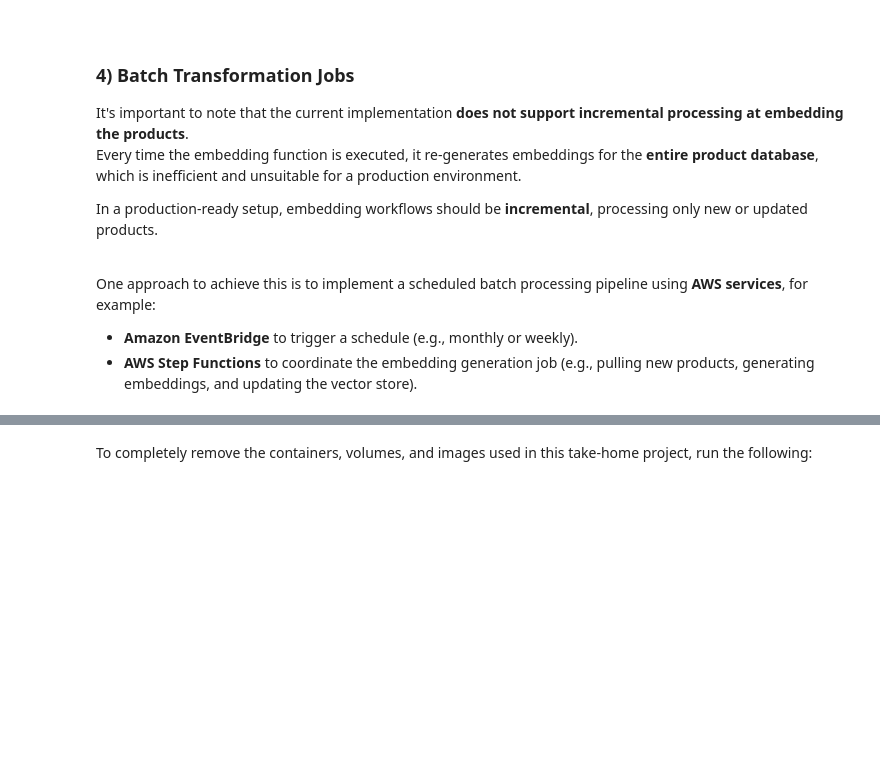
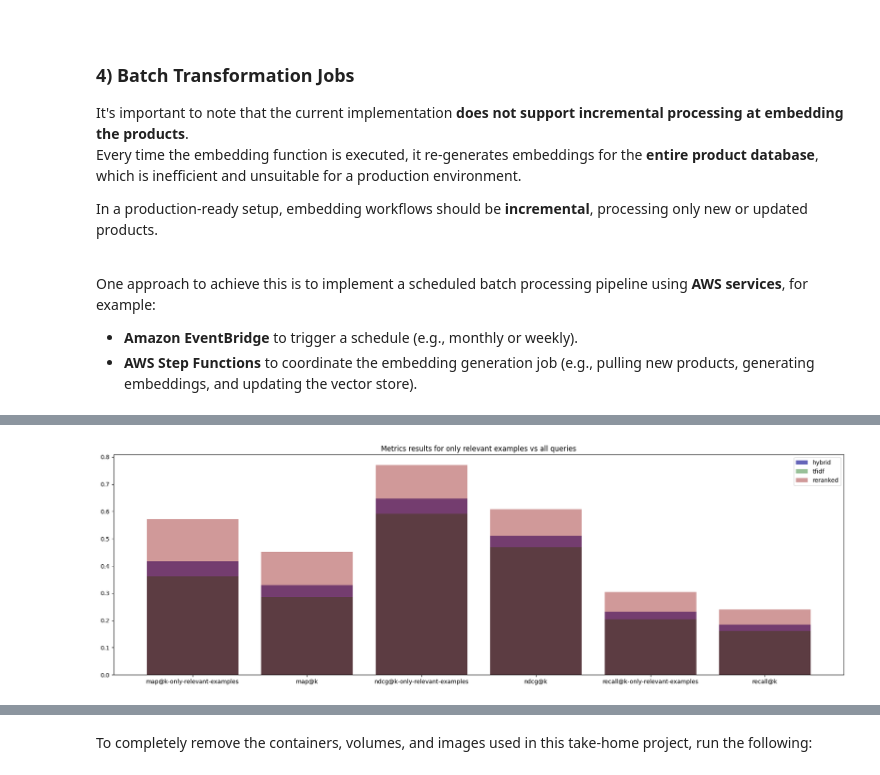
Before and after one commit to ndominutti/semantic-retrieval-engine, a Jupyter notebook: assignment.ipynb, the cells around one changed output, grey strips where cells are left out. Drawn from its saved outputs; the diff is of its cells as text; code cells hidden in the pictures; blank space fills up the shorter version.

```diff
--- a/assignment.ipynb
+++ b/assignment.ipynb
@@ -857,7 +854,7 @@ async def rerank(
         dict: Dictionary containing reranked documents and their scores.
     """
     await asyncio.sleep(delay)
-    async with httpx.AsyncClient(timeout=httpx.Timeout(40)) as client:
+    async with httpx.AsyncClient(timeout=httpx.Timeout(90)) as client:
         response = await client.post(
             RANK_DOCS_URL,
             json={"query": query, "documents": documents, "top_n": top_n},
@@ -1095,0 +1105,5 @@ One approach to achieve this is to implement a scheduled batch processing pipeli
+# %%
+only_cases_w_rel_items = query_df.relevant_ids.apply(lambda l: len(l)>0)
+filtered_query_df = query_df[only_cases_w_rel_items]
+print(f'Number of original queries: {query_df.shape[0]}')
+print(f'Number of queries with relevant samples: {filtered_query_df.shape[0]}')
@@ -1095,0 +1154,81 @@ One approach to achieve this is to implement a scheduled batch processing pipeli
+# %%
+tfidf_metrics = [
+    filtered_query_df.loc[:, "map@k_tfidf"].mean(),
+    query_df.loc[:, "map@k_tfidf"].mean(),
+    filtered_query_df.loc[:, "ndcg@k_tfidf"].mean(),
+    query_df.loc[:, "ndcg@k_tfidf"].mean(),
+    filtered_query_df.loc[:, "recall@k_tfidf"].mean(),
+    query_df.loc[:, "recall@k_tfidf"].mean()
+]
+
+hybrid_metrics = [
+    filtered_query_df.loc[:, "map@k_hybrid"].mean(),
+    query_df.loc[:, "map@k_hybrid"].mean(),
+    filtered_query_df.loc[:, "ndcg@k_hybrid"].mean(),
+    query_df.loc[:, "ndcg@k_hybrid"].mean(),
+    filtered_query_df.loc[:, "recall@k_hybrid"].mean(),
+    query_df.loc[:, "recall@k_hybrid"].mean(),
+]
+
+reranked_metrics = [
+    filtered_query_df.loc[:, "map@k_rerank"].mean(),
+    query_df.loc[:, "map@k_rerank"].mean(),
+    filtered_query_df.loc[:, "ndcg@k_rerank"].mean(),
+    query_df.loc[:, "ndcg@k_rerank"].mean(),
+    filtered_query_df.loc[:, "recall@k_rerank"].mean(),
+    query_df.loc[:, "recall@k_rerank"].mean(),
+]
+
+
+plt.figure(figsize=(18, 6))
+plt.bar(
+    x=[
+        "map@k-only-relevant-examples",
+        "map@k",
+        "ndcg@k-only-relevant-examples",
+        "ndcg@k",
+        "recall@k-only-relevant-examples",
+        "recall@k"
+    ],
+    height=hybrid_metrics,
+    label="hybrid",
+    alpha=0.6,
+    color="darkblue",
+)
+
+plt.bar(
+    x=[
+        "map@k-only-relevant-examples",
+        "map@k",
+        "ndcg@k-only-relevant-examples",
+        "ndcg@k",
+        "recall@k-only-relevant-examples",
+        "recall@k"
+    ],
+    height=tfidf_metrics,
+    label="tfidf",
+    alpha=0.4,
+    color="darkgreen",
+)
+
+
+plt.bar(
+    x=[
+        "map@k-only-relevant-examples",
+        "map@k",
+        "ndcg@k-only-relevant-examples",
+        "ndcg@k",
+        "recall@k-only-relevant-examples",
+        "recall@k"
+    ],
+    height=reranked_metrics,
+    label="reranked",
+    alpha=0.4,
+    color="darkred",
+)
+
+plt.title("Metrics results for only relevant examples vs all queries")
+plt.legend()
+plt.tight_layout();
+# %% [output]
+[figure, added]
```
Also changed, not shown: parts of 25 cells of this notebook.
